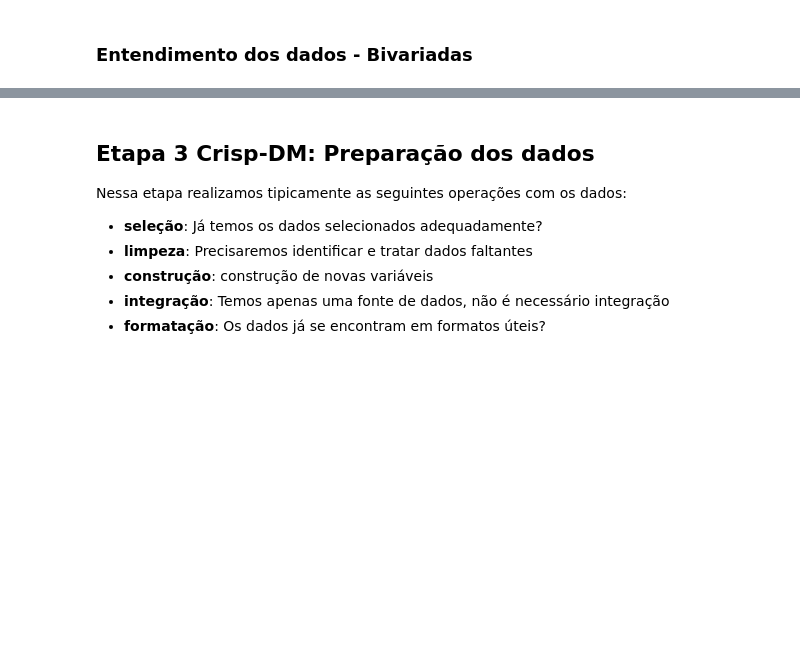
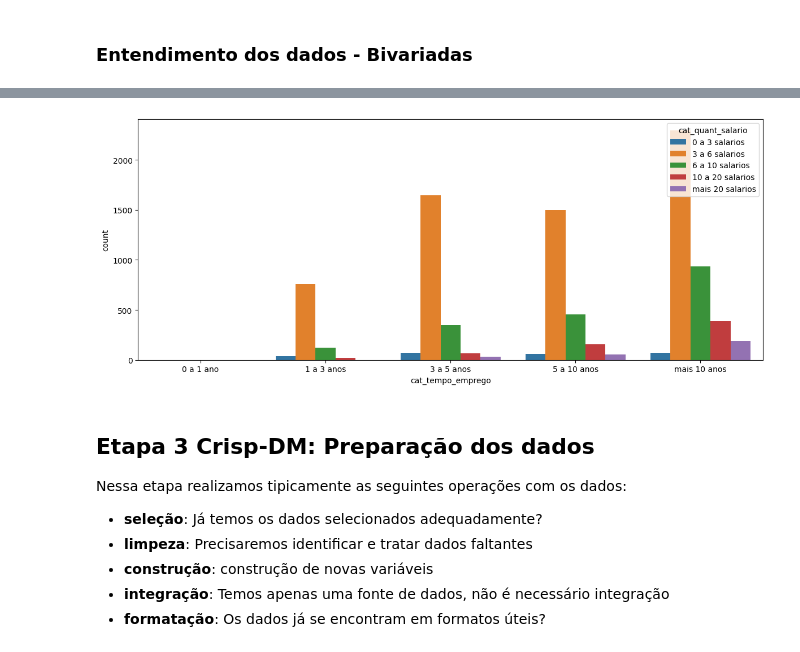
Before and after one commit to piresthiago10/estudos_data_science, a Jupyter notebook: modulo_16_encadeamento_metodos/projeto 2/projeto-2.ipynb, the cells around one changed output, grey strips where cells are left out. Saved outputs shown, nothing was run; the diff lists cells and outputs as text; code cells hidden in the pictures; blank space fills up the shorter version.

```diff
--- a/modulo_16_encadeamento_metodos/projeto 2/projeto-2.ipynb
+++ b/modulo_16_encadeamento_metodos/projeto 2/projeto-2.ipynb
@@ -77,3 +227,20 @@ prof.to_file('./output/renda_analisys.html')
+# %%
+bins = [-100, 0, 1, 3, 5, 10]
+labels = [
+    "0 a 1 ano",
+    "1 a 3 anos",
+    "3 a 5 anos",
+    "5 a 10 anos",
+    "mais 10 anos"
+]
+renda_classificada['cat_tempo_emprego'] = pd.cut(renda_classificada['tempo_emprego'], bins=bins, labels=labels)
+
+plt.rcParams["figure.figsize"] = [12.00, 5.0]
+plt.rcParams["figure.autolayout"] = True
+sns.countplot(data = renda_classificada, x = "cat_tempo_emprego", hue = "cat_quant_salario")
+plt.show()
+# %% [output]
+[figure, added]
 # %% [markdown]
 ## Etapa 3 Crisp-DM: Preparação dos dados
 Nessa etapa realizamos tipicamente as seguintes operações com os dados:
```
Also changed, not shown: parts of 24 cells of this notebook, 1 other file.
